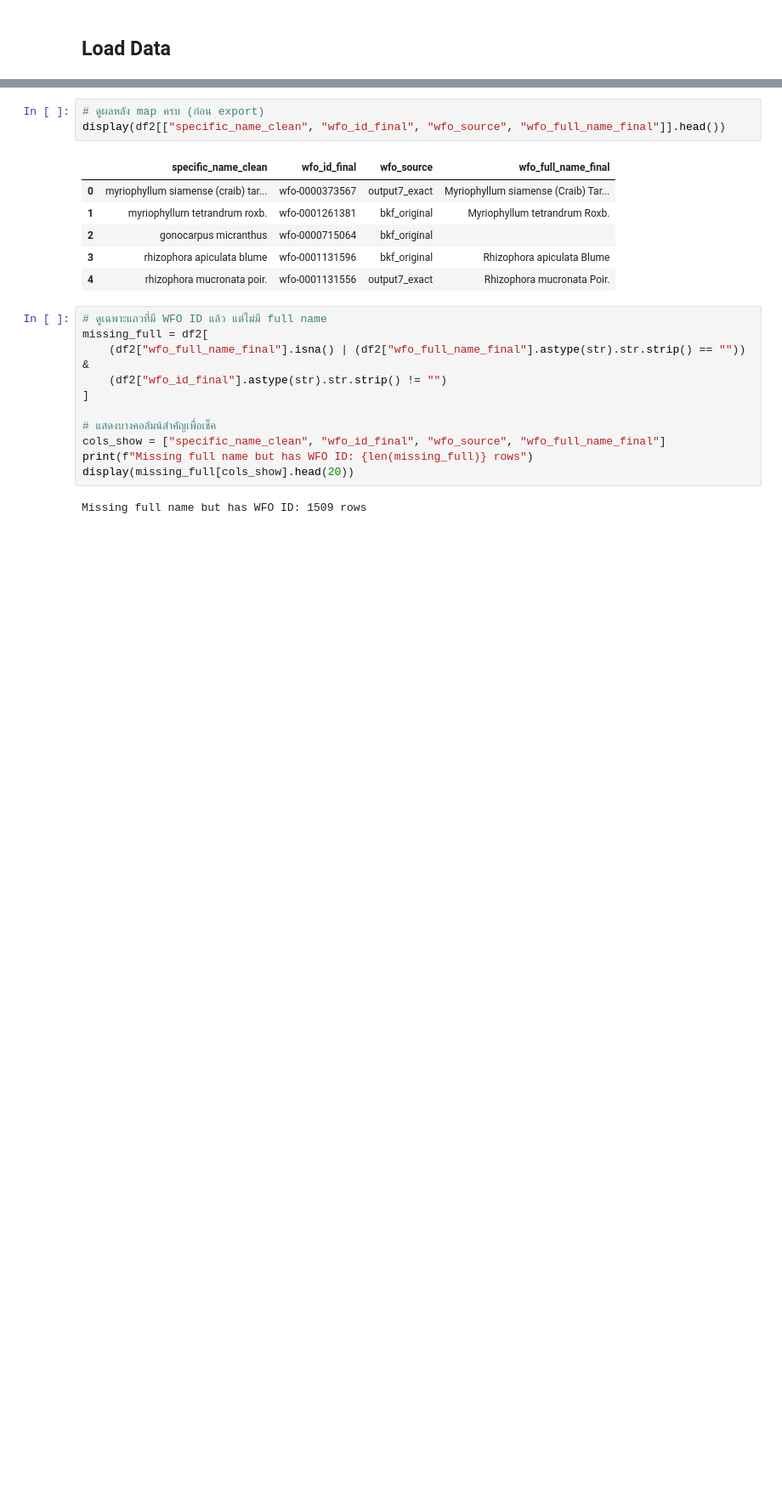
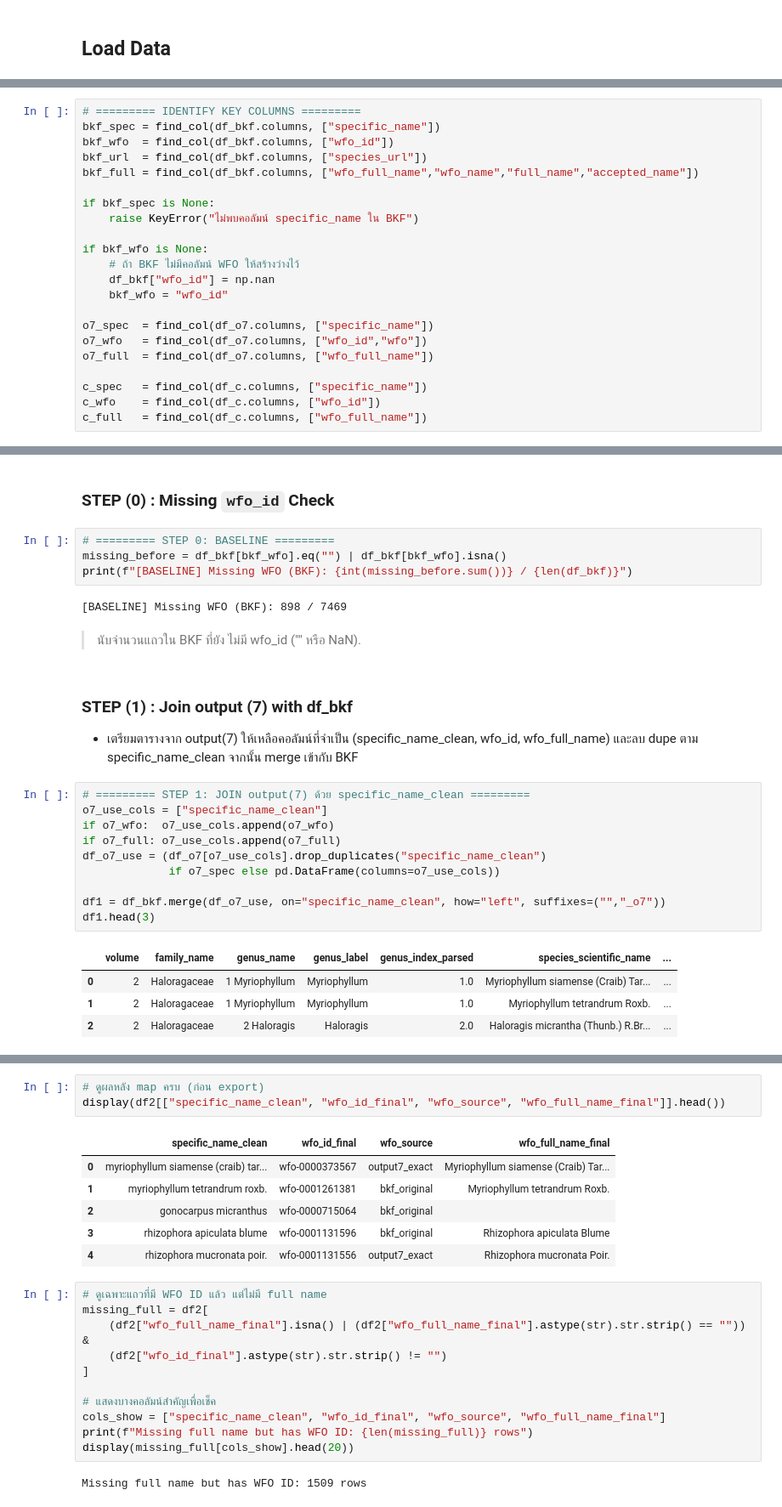
Before and after one commit to gigieee/Releaf, a Jupyter notebook: Scripts/clean_flower_name.ipynb, the cells around one changed output, grey strips where cells are left out. Shown: that part at 85% size. Cells and saved outputs as stored; diff of their text form; blank space fills up the shorter version.

```diff
--- a/Scripts/clean_flower_name.ipynb
+++ b/Scripts/clean_flower_name.ipynb
@@ -17,0 +124,22 @@ OUT_DIR    = "."
+# %%
+# ========= IDENTIFY KEY COLUMNS =========
+bkf_spec = find_col(df_bkf.columns, ["specific_name"])
+bkf_wfo  = find_col(df_bkf.columns, ["wfo_id"])
+bkf_url  = find_col(df_bkf.columns, ["species_url"])
+bkf_full = find_col(df_bkf.columns, ["wfo_full_name","wfo_name","full_name","accepted_name"])
+
+if bkf_spec is None:
+    raise KeyError("ไม่พบคอลัมน์ specific_name ใน BKF")
+
+if bkf_wfo is None:
+    # ถ้า BKF ไม่มีคอลัมน์ WFO ให้สร้างว่างไว้
+    df_bkf["wfo_id"] = np.nan
+    bkf_wfo = "wfo_id"
+
+o7_spec  = find_col(df_o7.columns, ["specific_name"])
+o7_wfo   = find_col(df_o7.columns, ["wfo_id","wfo"])
+o7_full  = find_col(df_o7.columns, ["wfo_full_name"])
+
+c_spec   = find_col(df_c.columns, ["specific_name"])
+c_wfo    = find_col(df_c.columns, ["wfo_id"])
+c_full   = find_col(df_c.columns, ["wfo_full_name"])
@@ -17,0 +160,29 @@ OUT_DIR    = "."
+# %% [markdown]
+### STEP (0) : **Missing `wfo_id` Check**
+# %%
+# ========= STEP 0: BASELINE =========
+missing_before = df_bkf[bkf_wfo].eq("") | df_bkf[bkf_wfo].isna()
+print(f"[BASELINE] Missing WFO (BKF): {int(missing_before.sum())} / {len(df_bkf)}")
+# %% [output]
+[BASELINE] Missing WFO (BKF): 898 / 7469
+# %% [markdown]
+>   นับจำนวนแถวใน BKF ที่ยัง ไม่มี wfo_id ("" หรือ NaN).
+# %% [markdown]
+### STEP (1) : **Join output (7) with df_bkf**
+
+- เตรียมตารางจาก output(7) ให้เหลือคอลัมน์ที่จำเป็น (specific_name_clean, wfo_id, wfo_full_name) และลบ dupe ตาม specific_name_clean จากนั้น merge เข้ากับ BKF
+# %%
+# ========= STEP 1: JOIN output(7) ด้วย specific_name_clean =========
+o7_use_cols = ["specific_name_clean"]
+if o7_wfo:  o7_use_cols.append(o7_wfo)
+if o7_full: o7_use_cols.append(o7_full)
+df_o7_use = (df_o7[o7_use_cols].drop_duplicates("specific_name_clean")
+             if o7_spec else pd.DataFrame(columns=o7_use_cols))
+
+df1 = df_bkf.merge(df_o7_use, on="specific_name_clean", how="left", suffixes=("","_o7"))
+df1.head(3)
+# %% [output]
+|  | volume | family_name | genus_name | genus_label | genus_index_parsed | species_scientific_name | ... |
+| 0 | 2 | Haloragaceae | 1 Myriophyllum | Myriophyllum | 1.0 | Myriophyllum siamense (Craib) Tar... | ... |
+| 1 | 2 | Haloragaceae | 1 Myriophyllum | Myriophyllum | 1.0 | Myriophyllum tetrandrum Roxb. | ... |
+| 2 | 2 | Haloragaceae | 2 Haloragis | Haloragis | 2.0 | Haloragis micrantha (Thunb.) R.Br... | ... |
```
Also changed, not shown: parts of 26 cells of this notebook, 7 other files.
